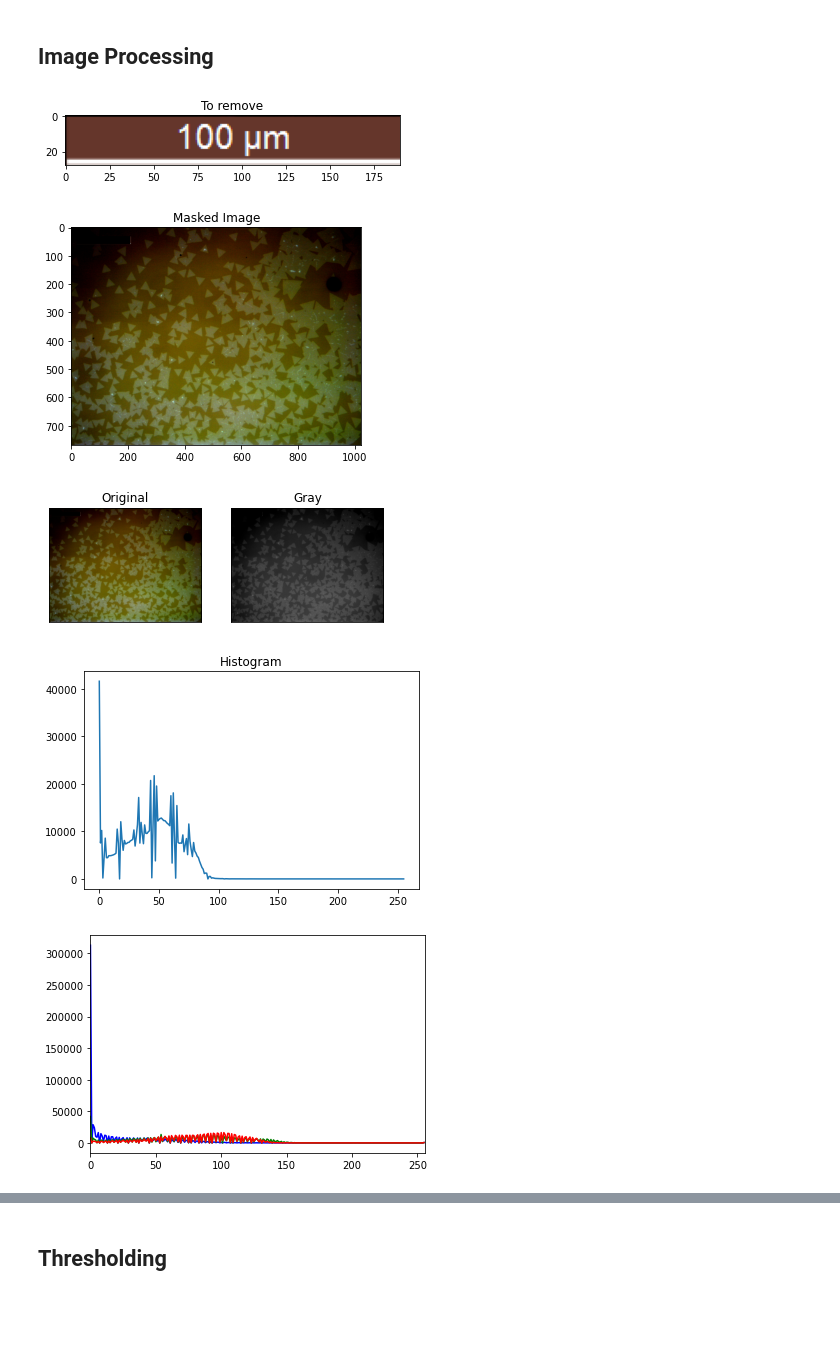
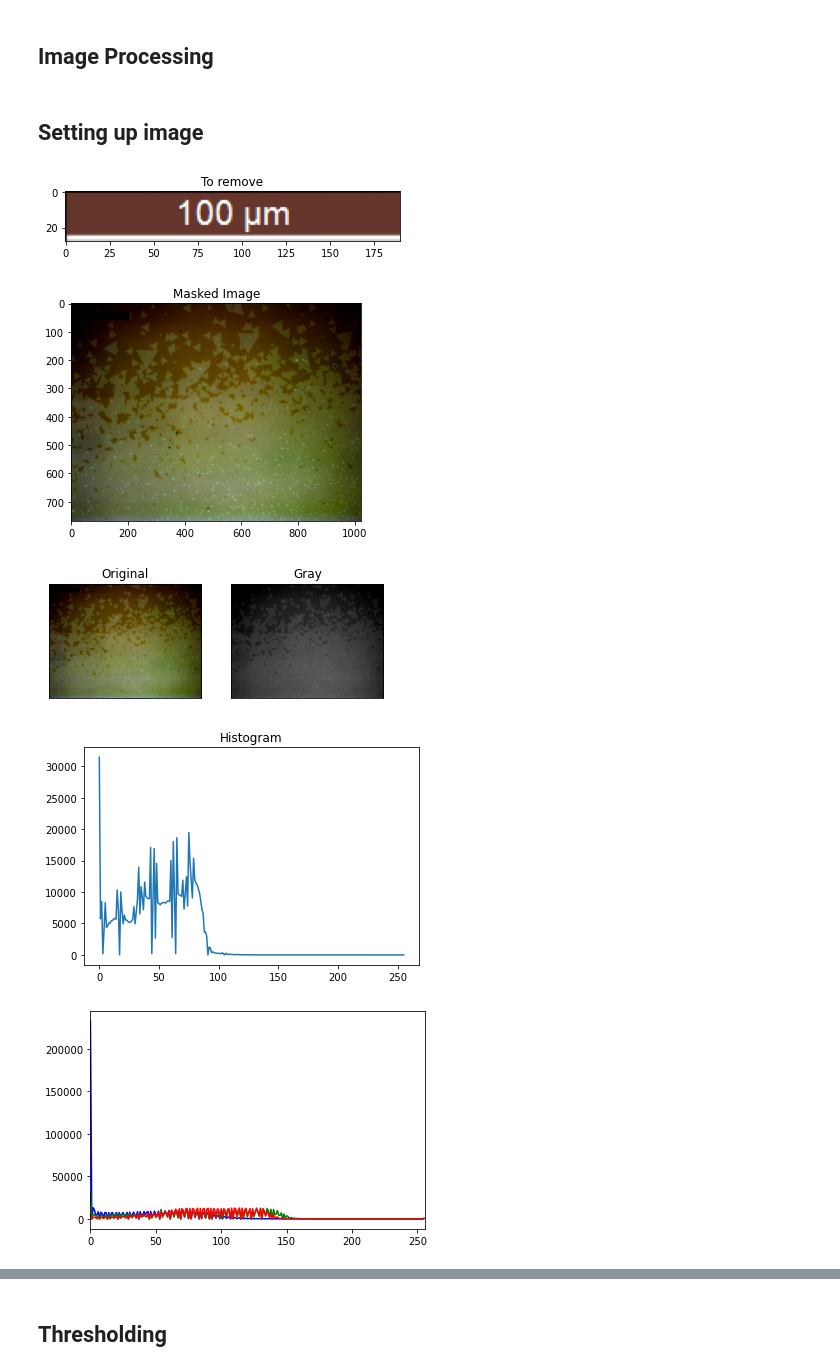
Before and after one commit to Bacenl/Adaptive-Thresholding, a Jupyter notebook: Code.ipynb, the cells around one changed output, grey strips where cells are left out. Drawn from its saved outputs; the diff is of its cells as text; code cells hidden in the pictures; blank space fills up the shorter version.

```diff
--- a/Code.ipynb
+++ b/Code.ipynb
@@ -54,42 +59,44 @@ def truncate_image(image,y_front=0,y_back=40,x_front=0,x_back=0,save=False,name=
             name="truncated_image.png"
         imwrite(name,image)
     return image
+# %% [markdown]
+## Setting up image
 # %%
 # setting up
-img = getImage("img3.png")
+img = getImage("img2.png")
 
 # finding area to mask off
 showImage(img[32:60,20:210,:], "To remove")
 
 # create mask to remove top left part
 mask = np.full(img.shape[:2], 255,np.uint8)
 mask[32:60,20:210] = 0
 masked_img = cv2.bitwise_and(img,img,mask = mask)
 showImage(masked_img, "Masked Image")
 
 gray = grayscale(masked_img)
 
 # showing images
 plt.subplot(1,2,1), plt.imshow(cv2.cvtColor(masked_img, cv2.COLOR_BGR2RGB))
 plt.title("Original"), plt.xticks([]), plt.yticks([])
 plt.subplot(1,2,2), plt.imshow(cv2.cvtColor(gray, cv2.COLOR_BGR2RGB))
 plt.title("Gray"), plt.xticks([]), plt.yticks([])
 plt.show()
 
 # creating histograms of grayscaled image
-hist_mask = cv2.calcHist([gray],[0],mask,[256],[0,256])
+histMask = cv2.calcHist([gray],[0],mask,[256],[0,256])
 plt.title("Histogram")
-plt.plot(hist_mask);plt.show()
+plt.plot(histMask);plt.show()
 
 color = ('b','g','r')
 for i,col in enumerate(color):
     histr = cv2.calcHist([img],[i],None,[256],[0,256])
     plt.plot(histr,color = col)
     plt.xlim([0,256])
 plt.show()
 # %% [output]
 [figure]
-[figure, old version]
+[figure, new version]
-[figure, old version]
+[figure, new version]
-[figure, old version]
+[figure, new version]
-[figure, old version]
+[figure, new version]
```
Also changed, not shown: parts of 11 cells of this notebook.
